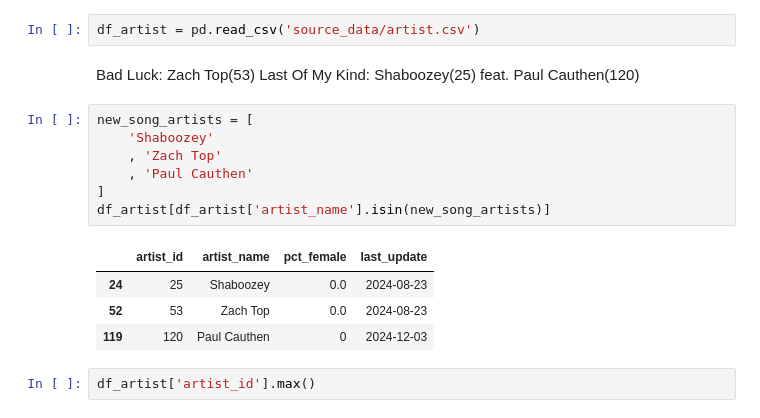
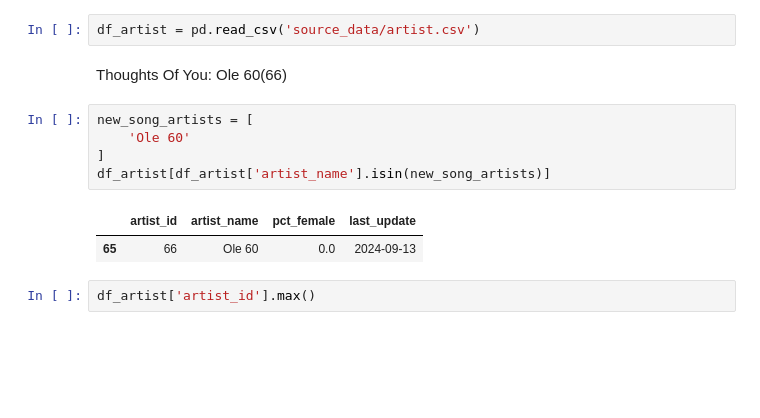
Before and after one commit to jwmanahan/billboard, a Jupyter notebook: add_new_week.ipynb, the cells around one changed output. Cells and saved outputs as stored; diff of their text form; blank space fills up the shorter version.

```diff
--- a/add_new_week.ipynb
+++ b/add_new_week.ipynb
@@ -147,20 +147,15 @@ print(list(new_song_to_rank.keys()))
 # %%
 df_artist = pd.read_csv('source_data/artist.csv')
 # %% [markdown]
-Bad Luck: Zach Top(53)
-Last Of My Kind: Shaboozey(25) feat. Paul Cauthen(120)
+Thoughts Of You: Ole 60(66)
 # %%
 new_song_artists = [
-    'Shaboozey'
-    , 'Zach Top'
-    , 'Paul Cauthen'
+    'Ole 60'
 ]
 df_artist[df_artist['artist_name'].isin(new_song_artists)]
 # %% [output]
 |  | artist_id | artist_name | pct_female | last_update |
-| 24 | 25 | Shaboozey | 0.0 | 2024-08-23 |
-| 52 | 53 | Zach Top | 0.0 | 2024-08-23 |
-| 119 | 120 | Paul Cauthen | 0 | 2024-12-03 |
+| 65 | 66 | Ole 60 | 0.0 | 2024-09-13 |
 # %%
 df_artist['artist_id'].max()
 # %% [output]
```
Also changed, not shown: parts of 29 cells of this notebook, 5 other files.
